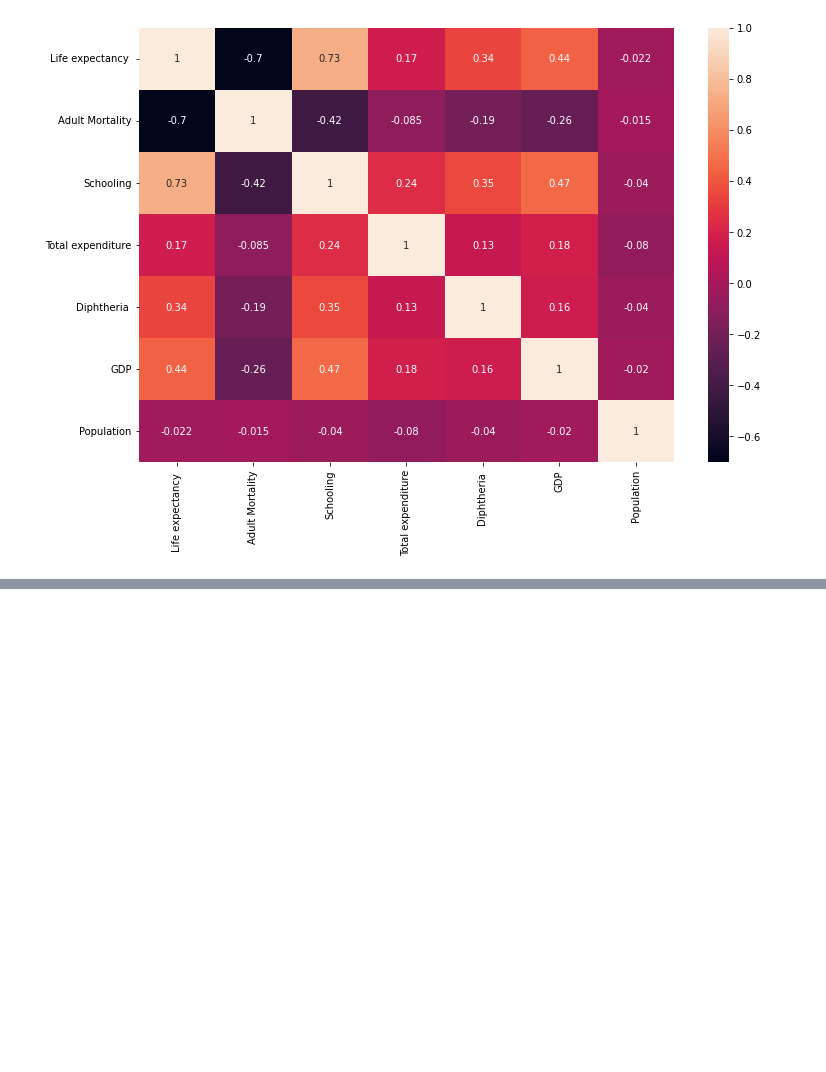
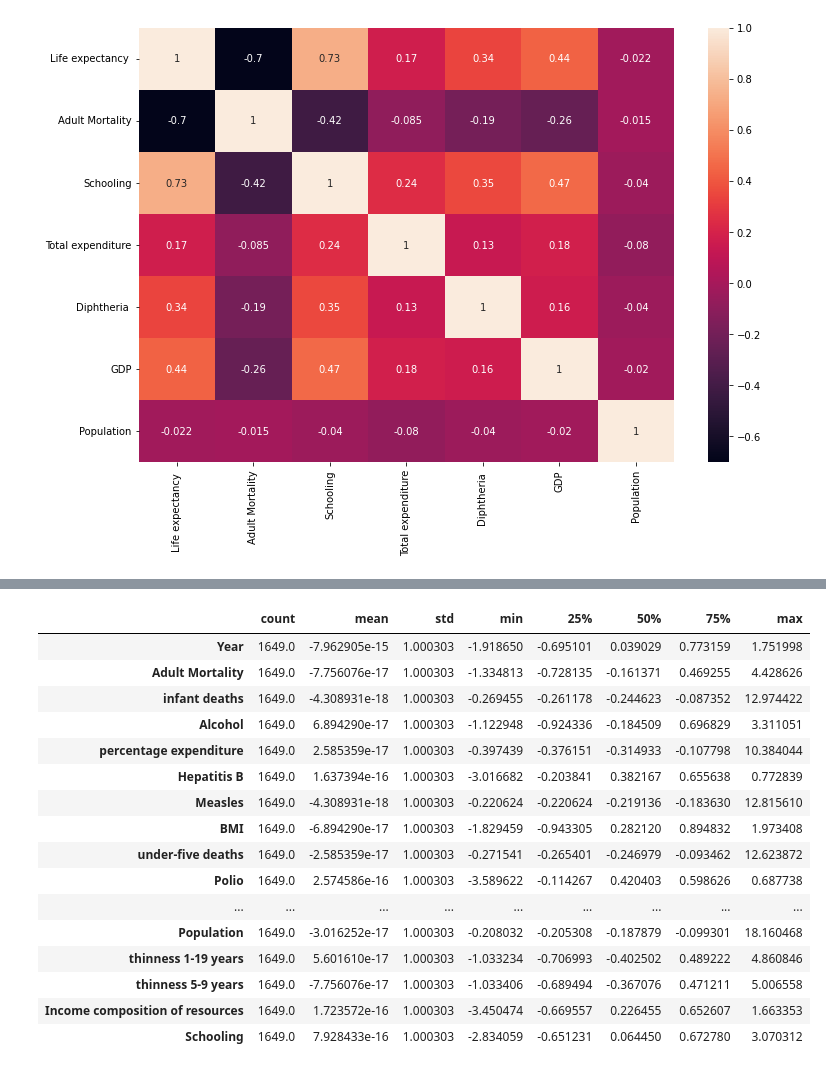
Before and after one commit to pradeep-charism/bigdata-analytics-ml, a Jupyter notebook: tensor-flow/tf-sequential-model.ipynb, the cells around one changed output, grey strips where cells are left out. Drawn from its saved outputs; the diff is of its cells as text; code cells hidden in the pictures; blank space fills up the shorter version.

```diff
--- a/tensor-flow/tf-sequential-model.ipynb
+++ b/tensor-flow/tf-sequential-model.ipynb
@@ -114,0 +196,24 @@ plt.show()
+# %%
+standardScalar = StandardScaler()
+
+numeric_features = pd.DataFrame(standardScalar.fit_transform(numeric_features), columns=numeric_features.columns, index=numeric_features.index)
+
+numeric_features.describe().T
+# %% [output]
+|  | count | mean | std | min | 25% | 50% | 75% | max |
+| Year | 1649.0 | -7.962905e-15 | 1.000303 | -1.918650 | -0.695101 | 0.039029 | 0.773159 | 1.751998 |
+| Adult Mortality | 1649.0 | -7.756076e-17 | 1.000303 | -1.334813 | -0.728135 | -0.161371 | 0.469255 | 4.428626 |
+| infant deaths | 1649.0 | -4.308931e-18 | 1.000303 | -0.269455 | -0.261178 | -0.244623 | -0.087352 | 12.974422 |
+| Alcohol | 1649.0 | 6.894290e-17 | 1.000303 | -1.122948 | -0.924336 | -0.184509 | 0.696829 | 3.311051 |
+| percentage expenditure | 1649.0 | 2.585359e-17 | 1.000303 | -0.397439 | -0.376151 | -0.314933 | -0.107798 | 10.384044 |
+| Hepatitis B | 1649.0 | 1.637394e-16 | 1.000303 | -3.016682 | -0.203841 | 0.382167 | 0.655638 | 0.772839 |
+| Measles | 1649.0 | -4.308931e-18 | 1.000303 | -0.220624 | -0.220624 | -0.219136 | -0.183630 | 12.815610 |
+| BMI | 1649.0 | -6.894290e-17 | 1.000303 | -1.829459 | -0.943305 | 0.282120 | 0.894832 | 1.973408 |
+| under-five deaths | 1649.0 | -2.585359e-17 | 1.000303 | -0.271541 | -0.265401 | -0.246979 | -0.093462 | 12.623872 |
+| Polio | 1649.0 | 2.574586e-16 | 1.000303 | -3.589622 | -0.114267 | 0.420403 | 0.598626 | 0.687738 |
+| ... | ... | ... | ... | ... | ... | ... | ... | ... |
+| Population | 1649.0 | -3.016252e-17 | 1.000303 | -0.208032 | -0.205308 | -0.187879 | -0.099301 | 18.160468 |
+| thinness 1-19 years | 1649.0 | 5.601610e-17 | 1.000303 | -1.033234 | -0.706993 | -0.402502 | 0.489222 | 4.860846 |
+| thinness 5-9 years | 1649.0 | -7.756076e-17 | 1.000303 | -1.033406 | -0.689494 | -0.367076 | 0.471211 | 5.006558 |
+| Income composition of resources | 1649.0 | 1.723572e-16 | 1.000303 | -3.450474 | -0.669557 | 0.226455 | 0.652607 | 1.663353 |
+| Schooling | 1649.0 | 7.928433e-16 | 1.000303 | -2.834059 | -0.651231 | 0.064450 | 0.672780 | 3.070312 |
```
Also changed, not shown: parts of 14 cells of this notebook.
